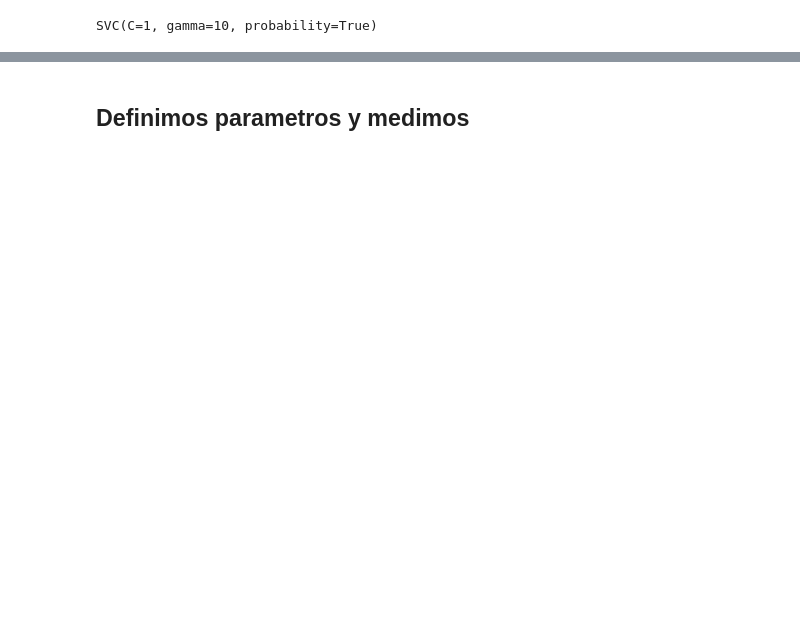
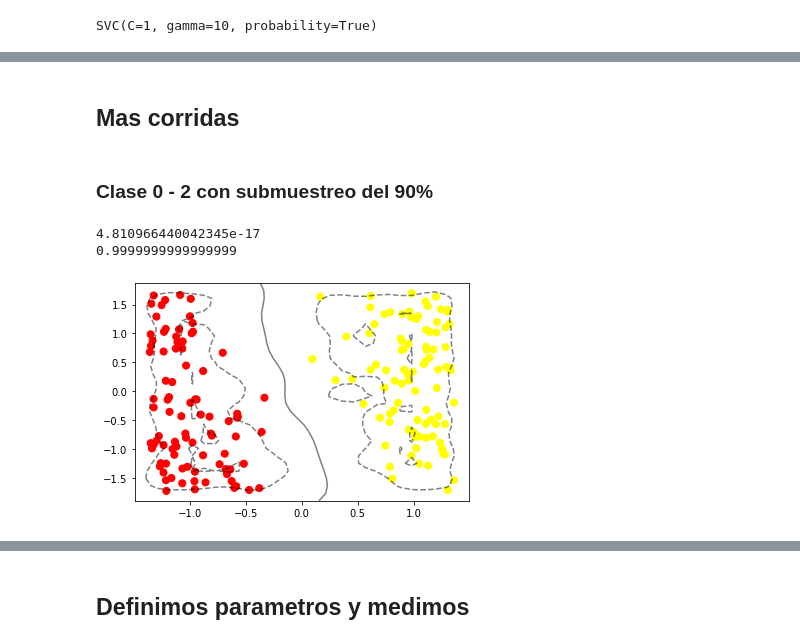
Before and after one commit to mikeruano3/UNIR_AprendizajeAutomatico_Tarea2, a Jupyter notebook: Tarea2AprendizajeAutomatico.ipynb, the cells around one changed output, grey strips where cells are left out. Cells and saved outputs as stored; diff of their text form; code cells hidden in the pictures; blank space fills up the shorter version.

```diff
--- a/Tarea2AprendizajeAutomatico.ipynb
+++ b/Tarea2AprendizajeAutomatico.ipynb
@@ -670,0 +675,48 @@ plot_svc_decision_function(clf)
+# %% [markdown]
+## Mas corridas
+# %% [markdown]
+### Clase 0 - 2 con submuestreo del 90%
+# %%
+df = pd.read_csv("train.csv", low_memory=False)
+dataset = df.copy()
+
+train3 = df.drop(df[df['price_range'] <= 2].index)
+train0 = df.drop(df[df['price_range'] >= 1].index)
+train = pd.concat([train0, train3], axis=0)
+
+train = train[['battery_power', 'ram', 'price_range']]
+train = train.sample(frac=0.9)
+
+y = train['price_range']
+X = train[['battery_power', 'ram']]
+
+df_x = train['ram']
+df_y = train['battery_power']
+df_group = y
+
+df_pd = pd.DataFrame(list(zip(df_x, df_y, df_group)), columns=['x', 'y', 'group'])
+
+X_train, X_test, y_train, y_test = train_test_split(df_pd[['x', 'y']],
+                                                     df_pd['group'],
+                                                     test_size=0.2,
+                                                     stratify=df_pd['group'])
+
+sc = StandardScaler()
+X_train = sc.fit_transform(X_train)
+X_test = sc.transform(X_test)
+
+print(X_train.mean())
+print(X_train.std())
+
+dfx = [x[0] for x in X_test]
+dfy = [x[1] for x in X_test]
+
+plt.scatter(dfx, dfy, c=y_test, s=50, cmap='autumn')
+clf = svm.SVC(C=1, gamma=10, probability=True)
+clf.fit(X_train, y_train)
+
+plot_svc_decision_function(clf)
+# %% [output]
+4.810966440042345e-17
+0.9999999999999999
+[figure, added]
```
Also changed, not shown: parts of 62 cells of this notebook.
